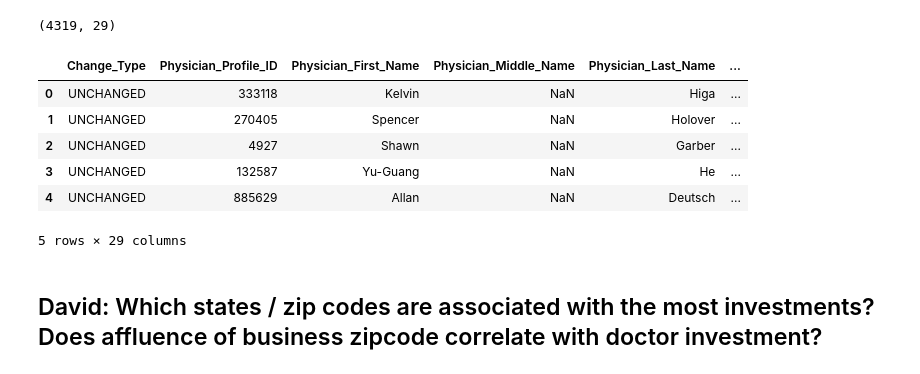
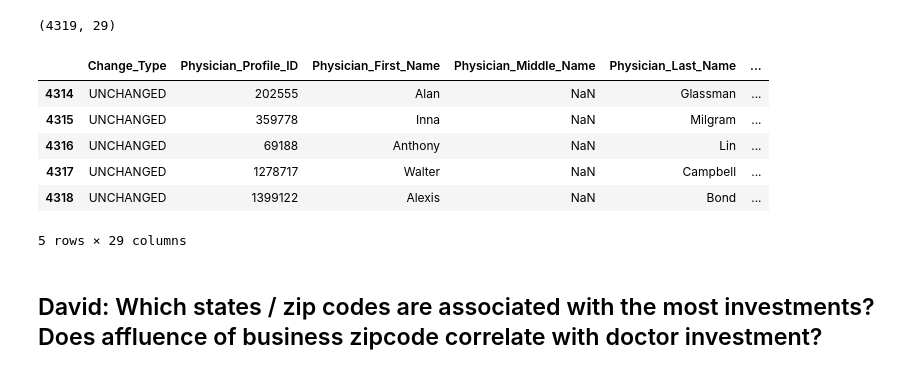
Before and after one commit to Agile-Charities/data-science-notebooks, a Jupyter notebook: healthcare-finance/david_notebook.ipynb, the cells around one changed output. Cells and saved outputs as stored; diff of their text form; code cells hidden in the pictures.

```diff
--- a/healthcare-finance/david_notebook.ipynb
+++ b/healthcare-finance/david_notebook.ipynb
@@ -28,14 +28,14 @@ record_ownership.shape
 # %% [output]
 (4319, 29)
 # %%
-record_ownership.head()
+record_ownership.tail()
 # %% [output]
 |  | Change_Type | Physician_Profile_ID | Physician_First_Name | Physician_Middle_Name | Physician_Last_Name | ... |
-| 0 | UNCHANGED | 333118 | Kelvin | NaN | Higa | ... |
-| 1 | UNCHANGED | 270405 | Spencer | NaN | Holover | ... |
-| 2 | UNCHANGED | 4927 | Shawn | NaN | Garber | ... |
-| 3 | UNCHANGED | 132587 | Yu-Guang | NaN | He | ... |
-| 4 | UNCHANGED | 885629 | Allan | NaN | Deutsch | ... |
+| 4314 | UNCHANGED | 202555 | Alan | NaN | Glassman | ... |
+| 4315 | UNCHANGED | 359778 | Inna | NaN | Milgram | ... |
+| 4316 | UNCHANGED | 69188 | Anthony | NaN | Lin | ... |
+| 4317 | UNCHANGED | 1278717 | Walter | NaN | Campbell | ... |
+| 4318 | UNCHANGED | 1399122 | Alexis | NaN | Bond | ... |
 5 rows × 29 columns
 # %% [markdown]
 ## David: Which states / zip codes are associated with the most investments? Does affluence of business zipcode correlate with doctor investment?
```
Also changed, not shown: 3 other files.
